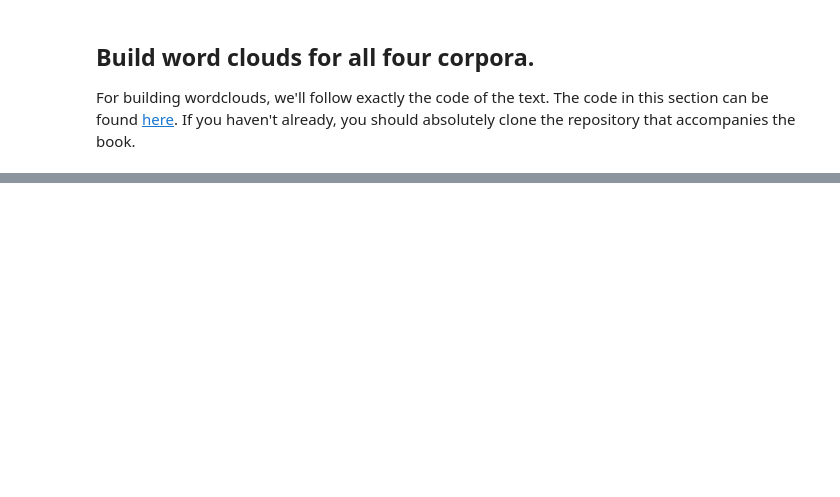
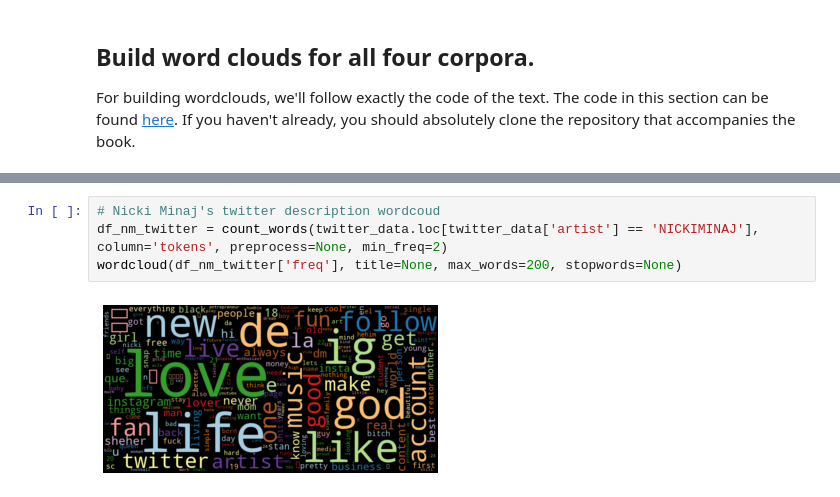
Before and after one commit to dingyiduan7/ADS_509_module3, a Jupyter notebook: Group Comparison.ipynb, the cells around one changed output, grey strips where cells are left out. Saved outputs shown, nothing was run; the diff lists cells and outputs as text; blank space fills up the shorter version.

```diff
--- a/Group Comparison.ipynb
+++ b/Group Comparison.ipynb
@@ -471,0 +710,6 @@ def count_words(df, column='tokens', preprocess=None, min_freq=2):
+# %%
+# Nicki Minaj's twitter description wordcoud
+df_nm_twitter = count_words(twitter_data.loc[twitter_data['artist'] == 'NICKIMINAJ'], column='tokens', preprocess=None, min_freq=2)
+wordcloud(df_nm_twitter['freq'], title=None, max_words=200, stopwords=None)
+# %% [output]
+[figure, added]
```
Also changed, not shown: parts of 24 cells of this notebook.
